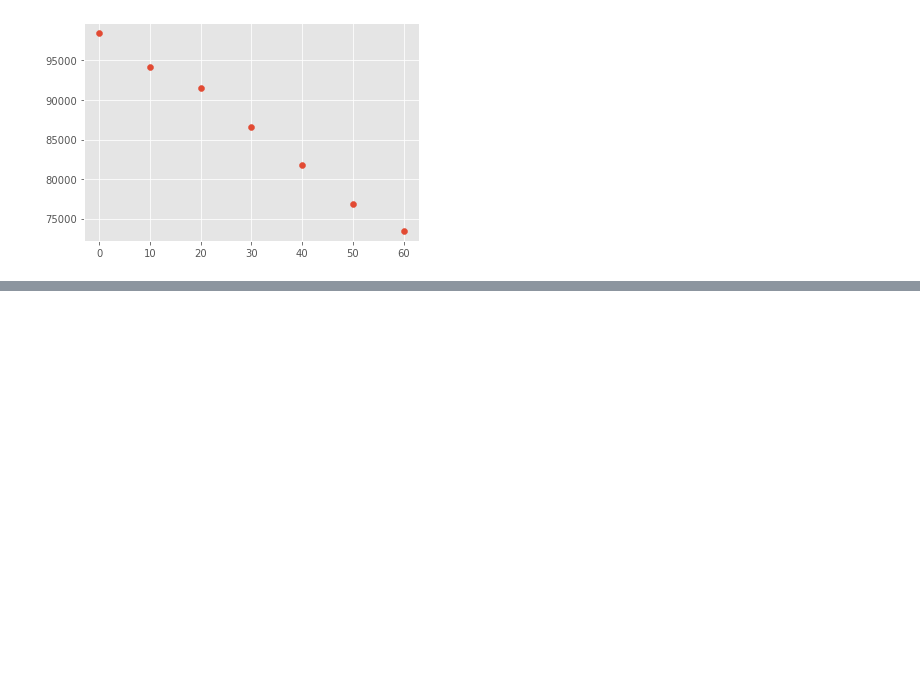
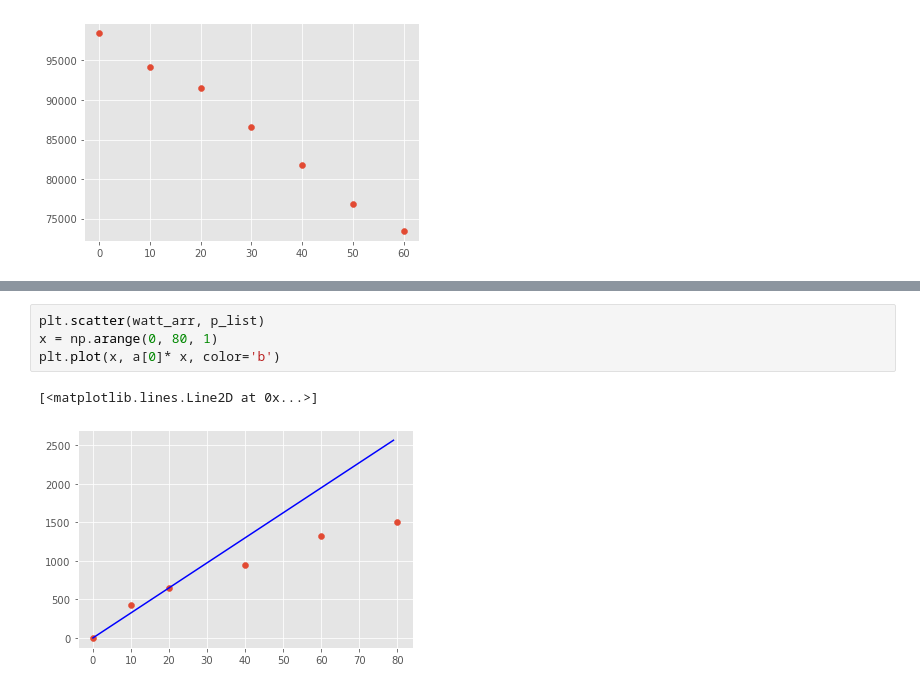
Before and after one commit to MoTo-LaBo/Machine-Learning-Basic, a Jupyter notebook: data analysis/01_regression_line.ipynb, the cells around one changed output, grey strips where cells are left out. Drawn from its saved outputs; the diff is of its cells as text; blank space fills up the shorter version.

```diff
--- a/data analysis/01_regression_line.ipynb
+++ b/data analysis/01_regression_line.ipynb
@@ -79,0 +129,7 @@ plt.scatter(df_10W.index, df_10W['Number'])
+# %%
+plt.scatter(watt_arr, p_list)
+x = np.arange(0, 80, 1)
+plt.plot(x, a[0]* x, color='b')
+# %% [output]
+[<matplotlib.lines.Line2D at 0x...>]
+[figure, added]
```
Also changed, not shown: parts of 8 cells of this notebook.
